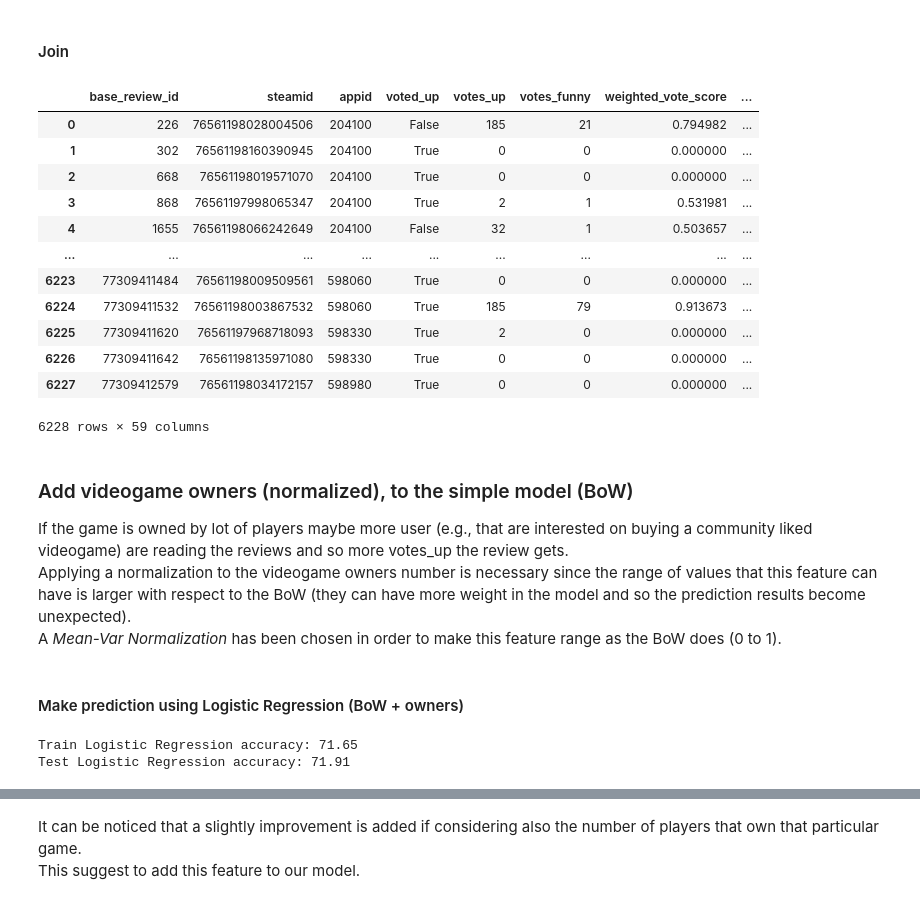
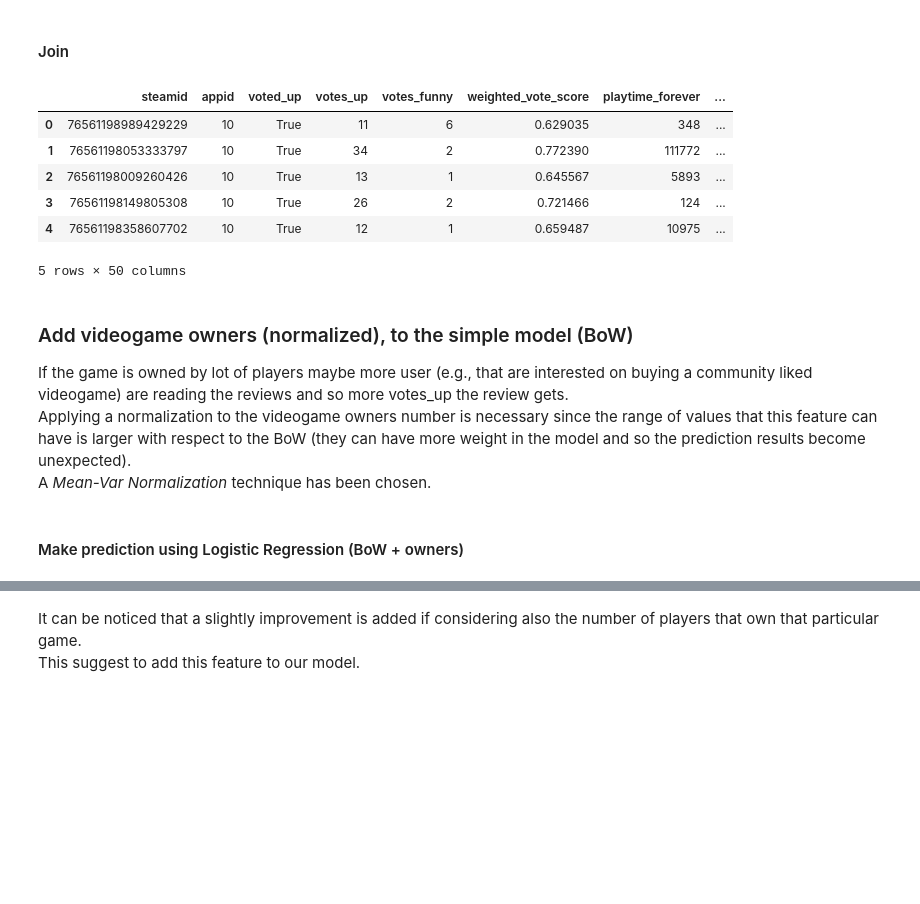
Before and after one commit to Amatofrancesco99/dsbda2022, a Jupyter notebook: notebooks/hypotheses/distributed/5th.ipynb, the cells around one changed output, grey strips where cells are left out. Drawn from its saved outputs; the diff is of its cells as text; code cells hidden in the pictures; blank space fills up the shorter version.

Commit message:
Added logistic regression model considering BoW + other features (still incomplete), adjusted some description errors

```diff
--- a/notebooks/hypotheses/distributed/5th.ipynb
+++ b/notebooks/hypotheses/distributed/5th.ipynb
@@ -201,7 +201,7 @@ The review data are already stored, so we need to load the data about the games.
 # Connect to the mongo local and load as a dataframe the games collection
 mongo = pymongo.MongoClient()
 mongo_db = mongo.final_project
-games_df = pd.DataFrame(list(mongo_db.games.find({}, {'_id': False})))
+games_df = pd.DataFrame(list(mongo_db.games.find({}, {'_id': False})))[['appid', 'genres', 'owners']]
 mongo.close() #Close the connections
 
 games_df
@@ -278,27 +278,27 @@ games_df['owners']
 Name: owners, Length: 27075, dtype: int64
+# %%
+# Normalize game owners
+games_owners = np.array(games_df['owners'])[:, np.newaxis]
+scaler = sklearn.preprocessing.StandardScaler()
+scaler.fit(games_owners)
+games_df['owners_norm'] = scaler.transform(games_owners)
 # %% [markdown]
 #### Join
 # %%
 # Join the subset of reviews and the games dataset
-restricted_and_games_df = restricted_df.merge(games_df, on='appid', how="left")
-restricted_and_games_df.sort_index(inplace=True)
-restricted_and_games_df
+games_df = spark.createDataFrame(games_df).to_pandas_on_spark()
+join_df = featurizedData.to_pandas_on_spark().merge(games_df, on='appid', how="left")
+join_df.to_spark().limit(5).toPandas()
 # %% [output]
-|  | base_review_id | steamid | appid | voted_up | votes_up | votes_funny | weighted_vote_score | ... |
-| 0 | 226 | 76561198028004506 | 204100 | False | 185 | 21 | 0.794982 | ... |
-| 1 | 302 | 76561198160390945 | 204100 | True | 0 | 0 | 0.000000 | ... |
-| 2 | 668 | 76561198019571070 | 204100 | True | 0 | 0 | 0.000000 | ... |
-| 3 | 868 | 76561197998065347 | 204100 | True | 2 | 1 | 0.531981 | ... |
-| 4 | 1655 | 76561198066242649 | 204100 | False | 32 | 1 | 0.503657 | ... |
-| ... | ... | ... | ... | ... | ... | ... | ... | ... |
-| 6223 | 77309411484 | 76561198009509561 | 598060 | True | 0 | 0 | 0.000000 | ... |
-| 6224 | 77309411532 | 76561198003867532 | 598060 | True | 185 | 79 | 0.913673 | ... |
-| 6225 | 77309411620 | 76561197968718093 | 598330 | True | 2 | 0 | 0.000000 | ... |
-| 6226 | 77309411642 | 76561198135971080 | 598330 | True | 0 | 0 | 0.000000 | ... |
-| 6227 | 77309412579 | 76561198034172157 | 598980 | True | 0 | 0 | 0.000000 | ... |
+|  | steamid | appid | voted_up | votes_up | votes_funny | weighted_vote_score | playtime_forever | ... |
+| 0 | 76561198989429229 | 10 | True | 11 | 6 | 0.629035 | 348 | ... |
+| 1 | 76561198053333797 | 10 | True | 34 | 2 | 0.772390 | 111772 | ... |
+| 2 | 76561198009260426 | 10 | True | 13 | 1 | 0.645567 | 5893 | ... |
+| 3 | 76561198149805308 | 10 | True | 26 | 2 | 0.721466 | 124 | ... |
+| 4 | 76561198358607702 | 10 | True | 12 | 1 | 0.659487 | 10975 | ... |
-6228 rows × 59 columns
+5 rows × 50 columns
 # %% [markdown]
 ### Add videogame owners (normalized), to the simple model (BoW)
 
 If the game is owned by lot of players maybe more user (e.g., that are interested on buying a community liked videogame) are reading the reviews and so more votes_up the review gets.<br>
-Applying a normalization to the videogame owners number is necessary since the range of values that this feature can have is larger with respect to the BoW (they can have more weight in the model and so the prediction results become unexpected). <br> A *Mean-Var Normalization* has been chosen in order to make this feature range as the BoW does (0 to 1).
+Applying a normalization to the videogame owners number is necessary since the range of values that this feature can have is larger with respect to the BoW (they can have more weight in the model and so the prediction results become unexpected). <br> A *Mean-Var Normalization* technique has been chosen.
@@ -320,13 +313,2 @@ X_train, X_test, y_train, y_test = sklearn.model_selection.train_test_split(X, y
 # %% [markdown]
 #### Make prediction using Logistic Regression (BoW + owners)
-# %%
-# Fit the model
-lr.fit(X_train, y_train)
-# Create the predictions
-lr_y_predict = lr.predict(X_test)
-# Use metrics.accuracy_score to measure the score
-print("Train Logistic Regression accuracy: %.2f" % (sklearn.metrics.accuracy_score(y_train, lr.predict(X_train)) * 100))
-print("Test Logistic Regression accuracy: %.2f" % (sklearn.metrics.accuracy_score(y_test, lr_y_predict) * 100))
-# %% [output]
-Train Logistic Regression accuracy: 71.65
-Test Logistic Regression accuracy: 71.91
```
Also changed, not shown: parts of 28 cells of this notebook, 1 other file.
